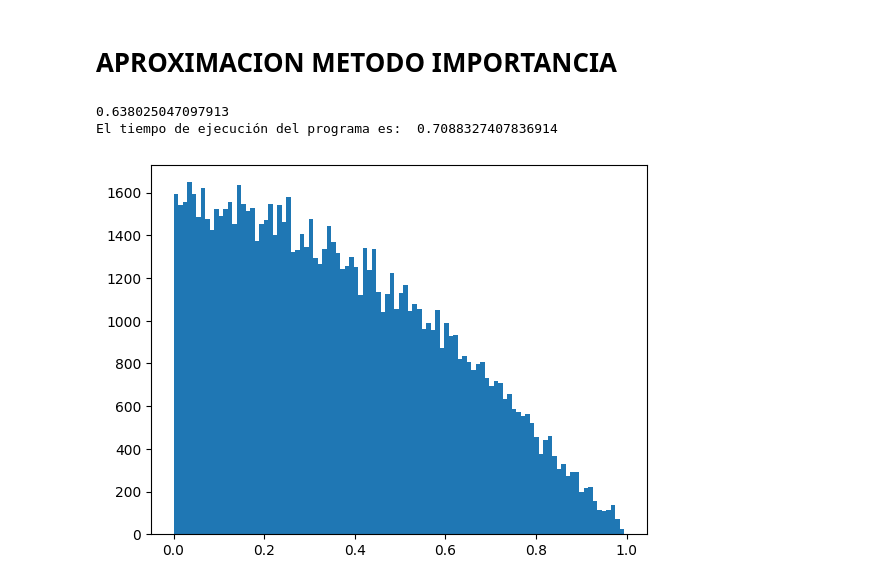
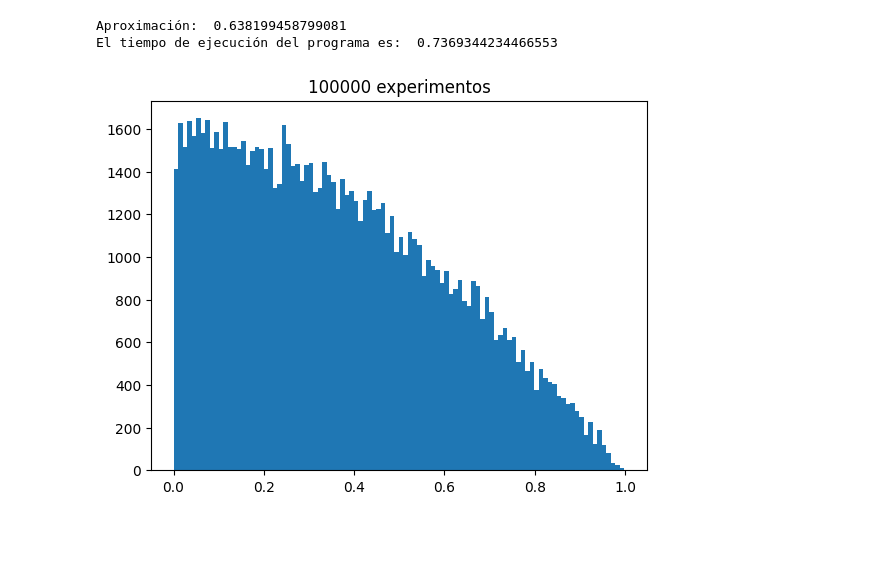
Before and after one commit to Gustavo-Ros/Simulaci-n-2, a Jupyter notebook: Muestreo_importancia_.ipynb, the cells around one changed output. Saved outputs shown, nothing was run; the diff lists cells and outputs as text; code cells hidden in the pictures; blank space fills up the shorter version.

```diff
--- a/Muestreo_importancia_.ipynb
+++ b/Muestreo_importancia_.ipynb
@@ -53,23 +19,36 @@ plt.hist(e, bins=100)          #Imprime histograma
-# %% [markdown]
-# APROXIMACION METODO IMPORTANCIA
 # %%
 #Funcion envolvente
 def p(x):
   p=3/2*(1-x**2)
   return p
+# %%
+def Muestra(n):          #Esta función calcula la muestra
+  lista=[]
+  x=0
+  c=3/2
+  for i in range(n):
+    u1=rnd.random()            # Primer variable aleatoria u ~ U(0,1)
+    u2=rnd.random()            # Segunda variable aleatoria u ~ U(0,0.5)
+    if u1 <= f(u2)/(c*g(u2)):            # El condicional determina que F^-1(u2) se calcula
+      x=u2
+    lista.append(x)           #Se guardan los valores de X ~ f(x)
+  return lista
 # %%
-import time
+#SIMULACION
+import time             #Calcula el tiempo de ejecución
 start_time=time.time()
 I=0
-n=100000
-e=Acep_Rech(n)
+n=100000                # n repeticiones del ensayo
+e=Muestra(n)
 for i in range (len(e)):
   I+=(1/n)*(f(e[i])/p(e[i]))
-print(I)
+print("Aproximación: ",I)
 plt.hist(e, bins=100)          #Imprime histograma
+plt.title('100000 experimentos')
 end_time=time.time()
 print("El tiempo de ejecución del programa es: ",end_time-start_time)
+plt.show()
 # %% [output]
-0.638025047097913
-El tiempo de ejecución del programa es:  0.7088327407836914
+Aproximación:  0.638199458799081
+El tiempo de ejecución del programa es:  0.7369344234466553
-[figure, old version]
+[figure, new version]
```
Also changed, not shown: parts of 11 cells of this notebook.
